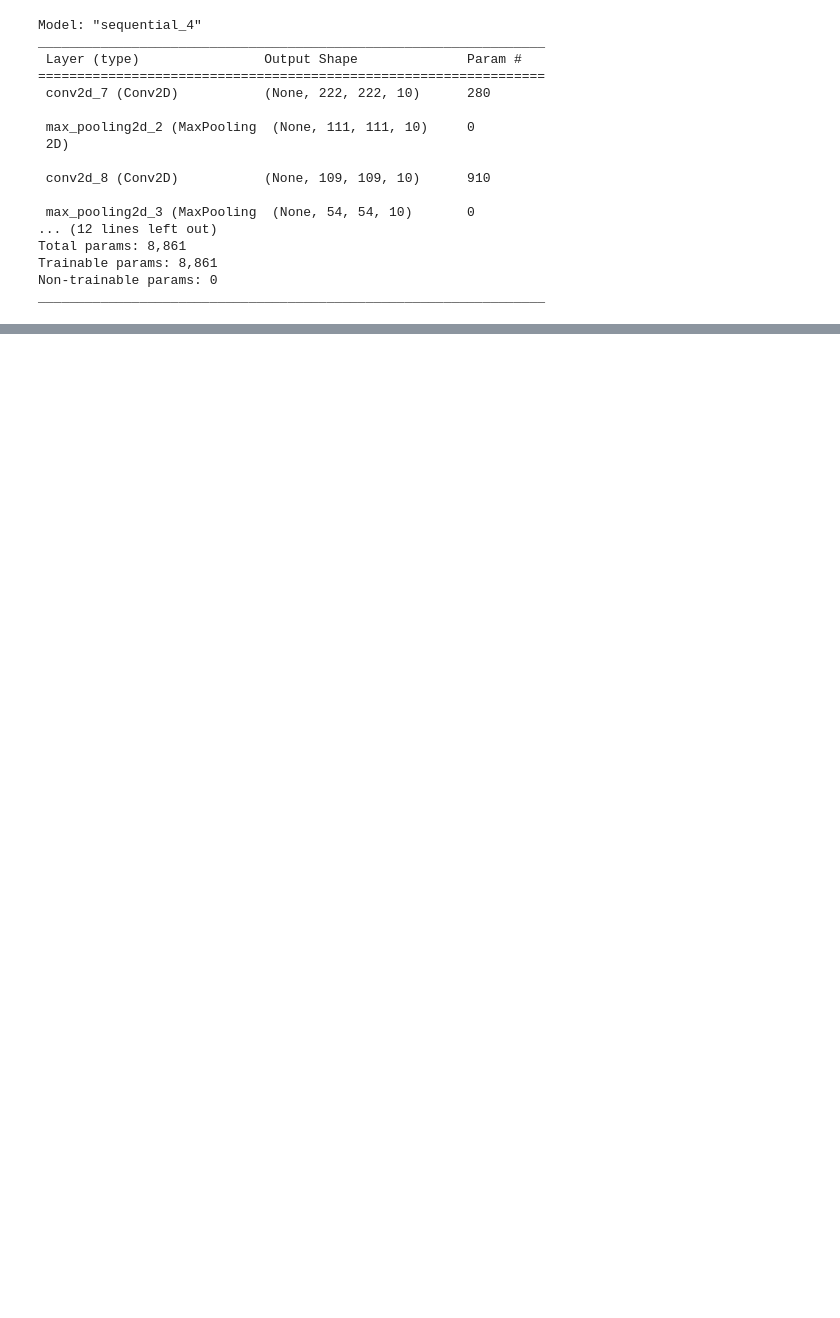
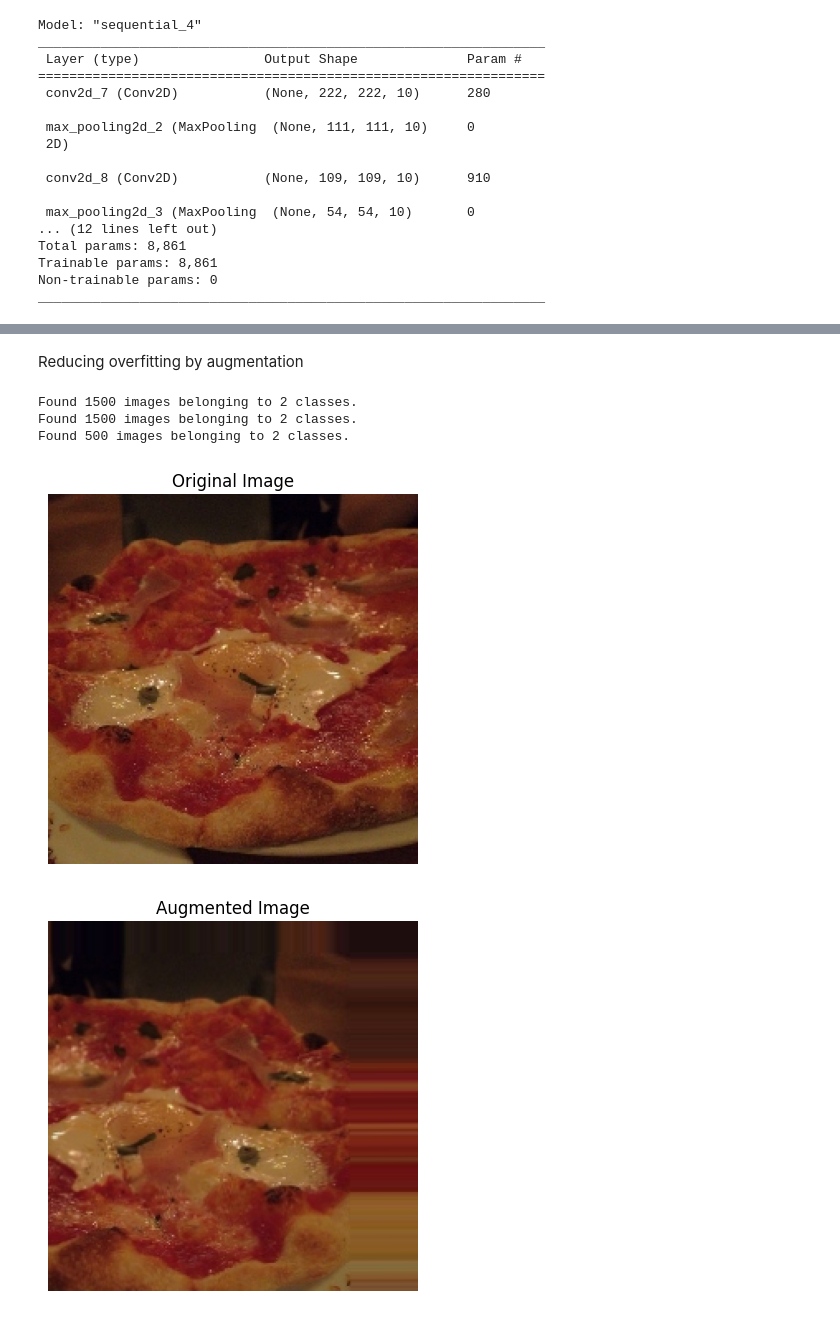
Before and after one commit to aakriti-dot/Tensorflow, a Jupyter notebook: Convolutional_neural_network.ipynb, the cells around one changed output, grey strips where cells are left out. Drawn from its saved outputs; the diff is of its cells as text; code cells hidden in the pictures; blank space fills up the shorter version.

```diff
--- a/Convolutional_neural_network.ipynb
+++ b/Convolutional_neural_network.ipynb
@@ -603,0 +604,52 @@ plot_loss_curves(history_5)
+# %% [markdown]
+Reducing overfitting by augmentation
+# %%
+# With data augmentation
+train_datagen_augmented = ImageDataGenerator(rescale=1/255.,
+                                             rotation_range=0.2,
+                                             shear_range=0.2,
+                                             zoom_range=0.2,
+                                             width_shift_range=0.2,
+                                             height_shift_range=0.3,
+                                             horizontal_flip=True
+                                             )
+#Without data augmentation
+test_datagen = ImageDataGenerator(rescale=1/255.)
+test_datagen = ImageDataGenerator(rescale=1/255.)
+# %%
+train_data_augmented = train_datagen_augmented.flow_from_directory(directory = train_dir,
+                                                                   target_size=(224, 224),
+                                                                   batch_size=32,
+                                                                   class_mode='binary',
+                                                                   shuffle=False)
+
+train_data = train_datagen.flow_from_directory(directory = train_dir,
+                                               target_size=(224, 224),
+                                               batch_size=32,
+                                               class_mode='binary',
+                                               shuffle=False)
+
+test_data = test_datagen.flow_from_directory(directory = test_dir,
+                                             target_size=(224, 224),
+                                             batch_size=32,
+                                             class_mode='binary')
+# %% [output]
+Found 1500 images belonging to 2 classes.
+Found 1500 images belonging to 2 classes.
+Found 500 images belonging to 2 classes.
+# %%
+#GEt sample data images
+images, labels = train_data.next()
+augmented_images, augmented_labels = train_data_augmented.next()
+# %%
+random_number = random.randint(0,32)
+plt.imshow(images[random_number])
+plt.title(f"Original Image")
+plt.axis(False)
+plt.figure()
+plt.imshow(augmented_images[random_number])
+plt.title(f"Augmented Image")
+plt.axis(False);
+# %% [output]
+[figure, added]
+[figure, added]
```
Also changed, not shown: parts of 16 cells of this notebook.
